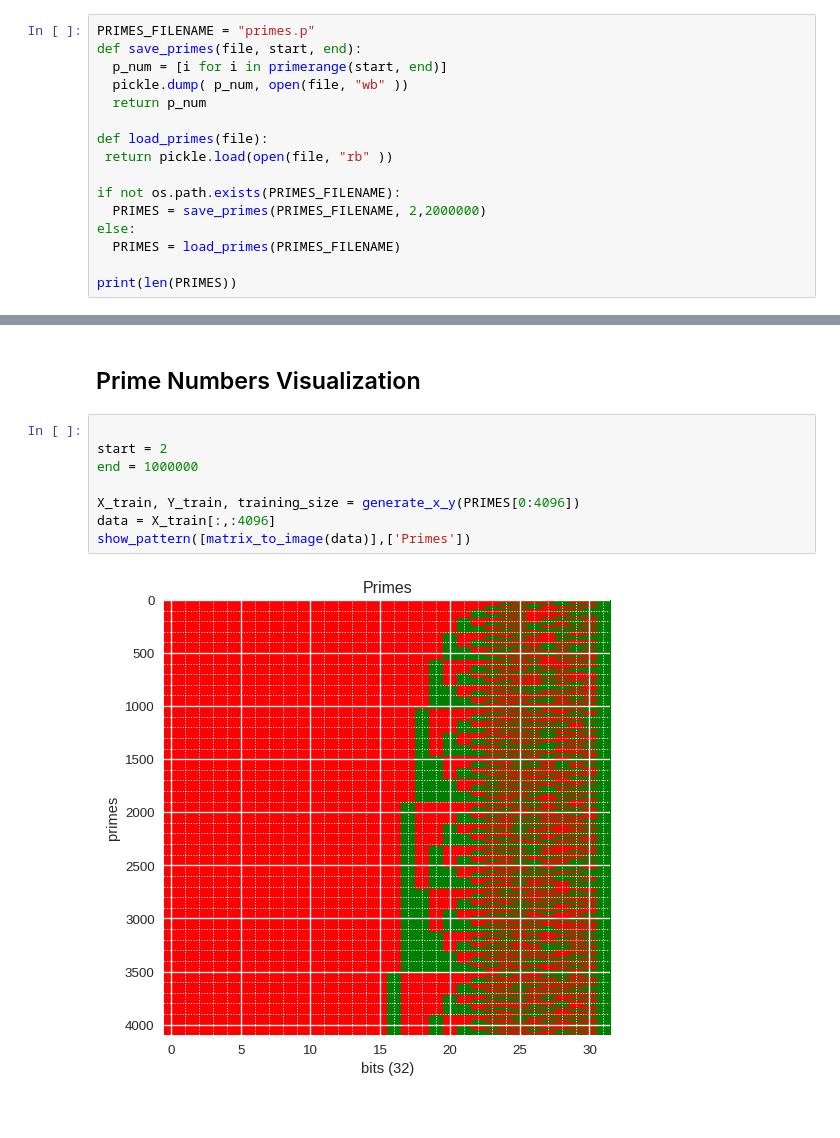
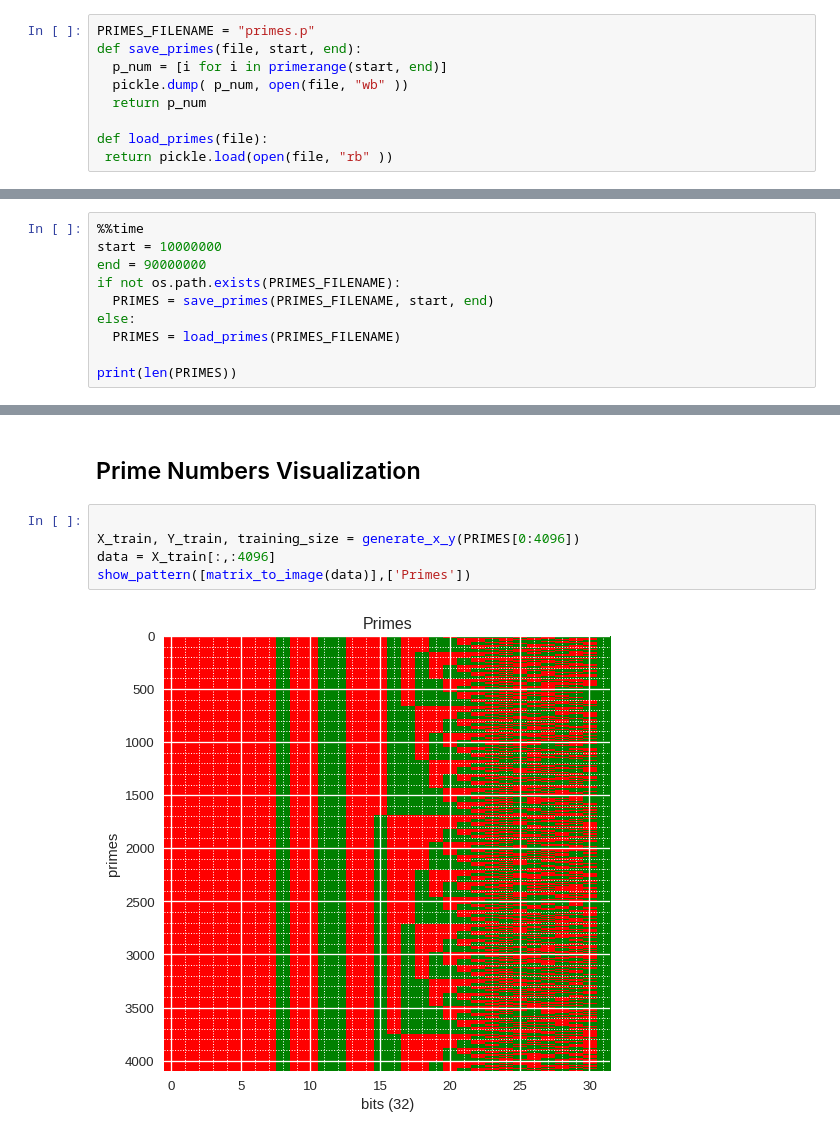
Before and after one commit to yepuv1/primality, a Jupyter notebook: Prime_numbers.ipynb, the cells around one changed output, grey strips where cells are left out. Cells and saved outputs as stored; diff of their text form.

```diff
--- a/Prime_numbers.ipynb
+++ b/Prime_numbers.ipynb
@@ -452,10 +452,3 @@ def save_primes(file, start, end):
 
 def load_primes(file):
  return pickle.load(open(file, "rb" ))
-
-if not os.path.exists(PRIMES_FILENAME):
-  PRIMES = save_primes(PRIMES_FILENAME, 2,2000000)
-else:
-  PRIMES = load_primes(PRIMES_FILENAME)
-
-print(len(PRIMES))
@@ -463,0 +455,10 @@ print(len(PRIMES))
+# %%
+%%time
+start = 10000000
+end = 90000000
+if not os.path.exists(PRIMES_FILENAME):
+  PRIMES = save_primes(PRIMES_FILENAME, start, end)
+else:
+  PRIMES = load_primes(PRIMES_FILENAME)
+
+print(len(PRIMES))
@@ -673,12 +675,9 @@ Wall time: 1min 47s
 # %% [markdown]
 ## Prime Numbers Visualization
 # %%
-
-start = 2
-end = 1000000
 
 X_train, Y_train, training_size = generate_x_y(PRIMES[0:4096])
 data = X_train[:,:4096]
 show_pattern([matrix_to_image(data)],['Primes'])
 # %% [output]
-[figure, old version]
+[figure, new version]
```
Also changed, not shown: parts of 8 cells of this notebook.
